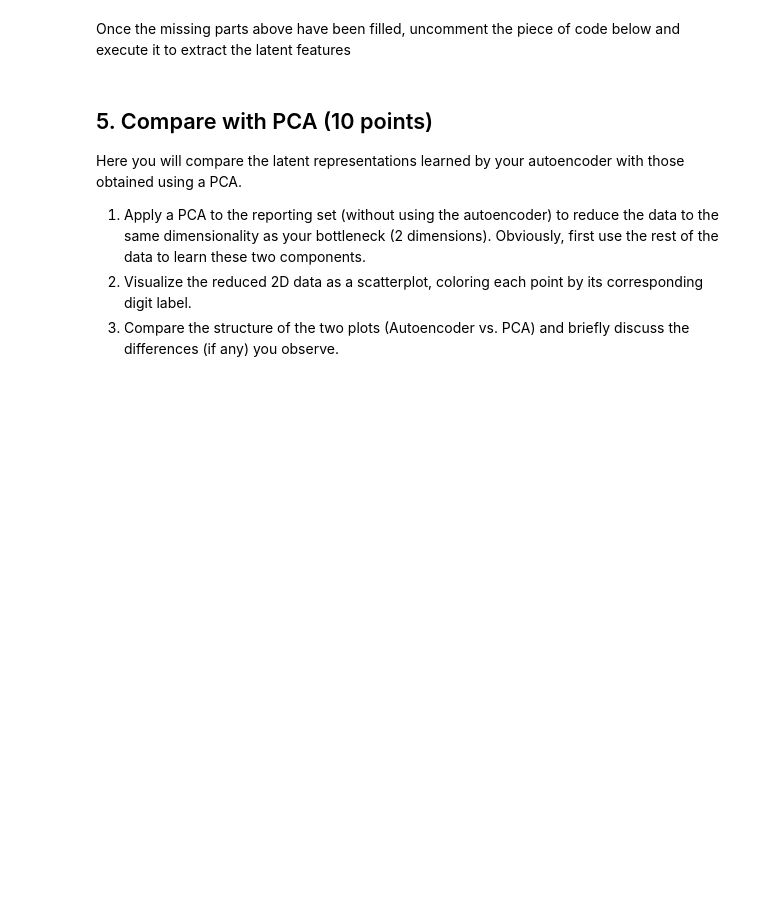
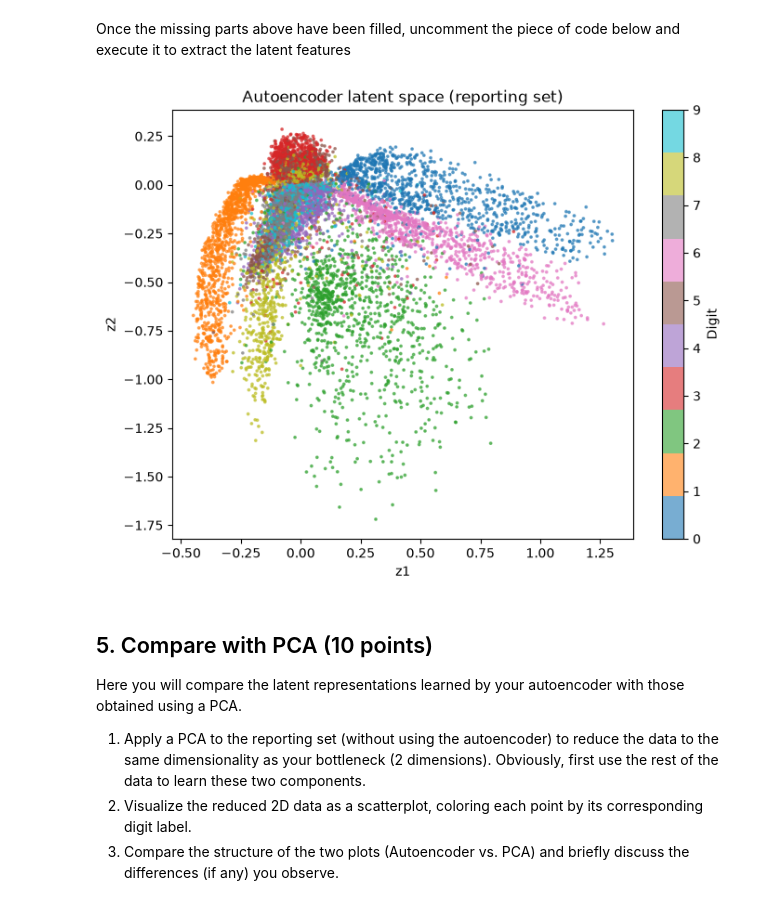
Before and after one commit to saejin-moon/ds4021, a Jupyter notebook: Pacos_labs/Lab 6/06-autoencoders.ipynb, the cells around one changed output. Cells and saved outputs as stored; diff of their text form; code cells hidden in the pictures; blank space fills up the shorter version.

```diff
--- a/Pacos_labs/Lab 6/06-autoencoders.ipynb
+++ b/Pacos_labs/Lab 6/06-autoencoders.ipynb
@@ -280,7 +320,9 @@ def extract_latent_features(model, dataloader):
     with torch.no_grad():
         for X_batch, y_batch in dataloader:
 
-            encoded = None  # TODO: Apply the encoder part of the model to get the latent features
+            encoded = X_batch
+            for layer in model.encoder_list:
+                encoded = layer(encoded)
             latents.append(encoded.numpy())
             labels.append(y_batch.numpy())
 
@@ -291,9 +333,17 @@ def extract_latent_features(model, dataloader):
 # %% [markdown]
 Once the missing parts above have been filled, uncomment the piece of code below and execute it to extract the latent features
 # %%
-# latents_autoencoder, labels = extract_latent_features(model, reporting_loader)
+latents_autoencoder, labels = extract_latent_features(model, reporting_loader)
 # %%
-# USE AS MANY CELLS AS NEEDED FOR THE REST OF THE CODE
+plt.figure(figsize=(8, 6))
+sc = plt.scatter(latents_autoencoder[:, 0], latents_autoencoder[:, 1], c=labels, cmap='tab10', s=3, alpha=0.6)
+plt.colorbar(sc, label="Digit")
+plt.title("Autoencoder latent space (reporting set)")
+plt.xlabel("z1")
+plt.ylabel("z2")
+plt.show()
+# %% [output]
+[figure, added]
 # %% [markdown]
 ## 5. Compare with PCA (10 points)
 
```
Also changed, not shown: parts of 13 cells of this notebook.
